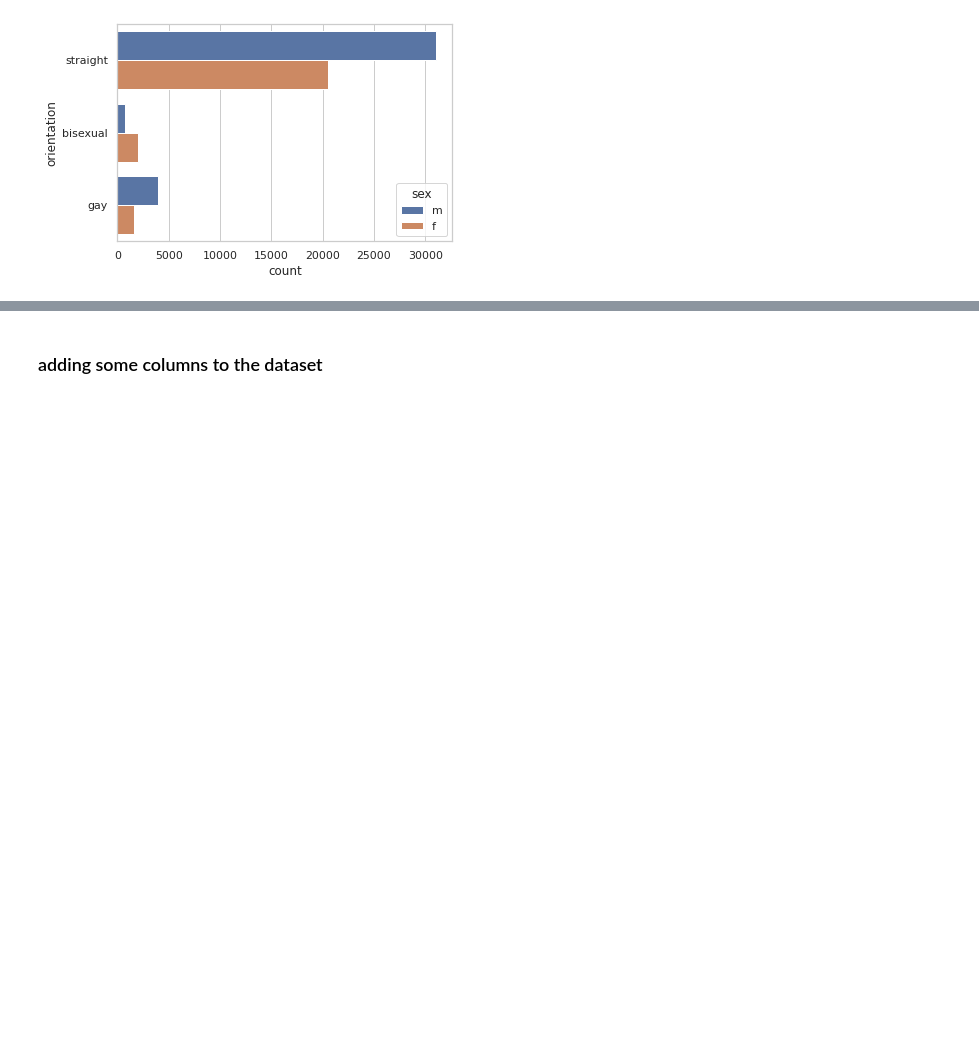
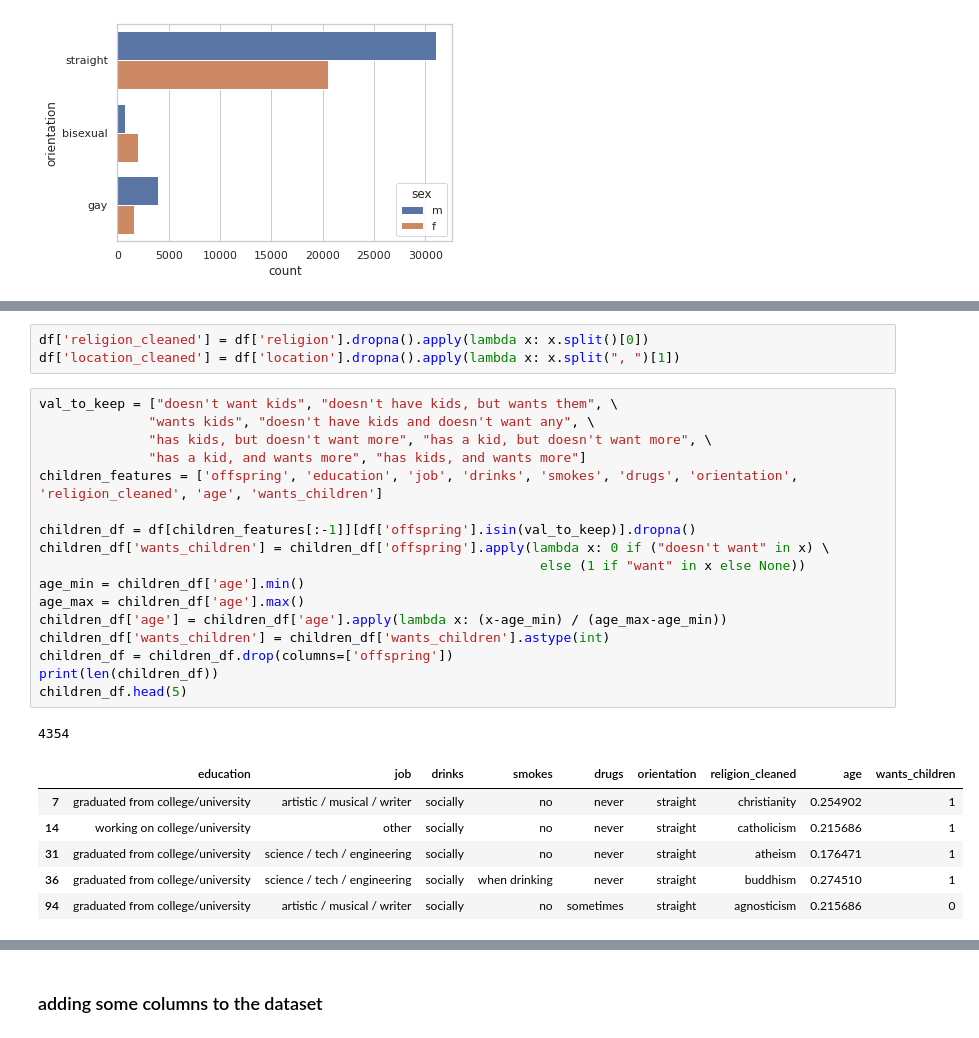
Before and after one commit to Leonard-Boante-Mensah/DATE-A-SCIENTIST, a Jupyter notebook: DATE-A-SCIENTIST.ipynb, the cells around one changed output, grey strips where cells are left out. Drawn from its saved outputs; the diff is of its cells as text; blank space fills up the shorter version.

```diff
--- a/DATE-A-SCIENTIST.ipynb
+++ b/DATE-A-SCIENTIST.ipynb
@@ -355,0 +388,28 @@ plt.show()
+# %%
+df['religion_cleaned'] = df['religion'].dropna().apply(lambda x: x.split()[0])
+df['location_cleaned'] = df['location'].dropna().apply(lambda x: x.split(", ")[1])
+# %%
+val_to_keep = ["doesn't want kids", "doesn't have kids, but wants them", \
+              "wants kids", "doesn't have kids and doesn't want any", \
+              "has kids, but doesn't want more", "has a kid, but doesn't want more", \
+              "has a kid, and wants more", "has kids, and wants more"]
+children_features = ['offspring', 'education', 'job', 'drinks', 'smokes', 'drugs', 'orientation', 'religion_cleaned', 'age', 'wants_children']
+
+children_df = df[children_features[:-1]][df['offspring'].isin(val_to_keep)].dropna()
+children_df['wants_children'] = children_df['offspring'].apply(lambda x: 0 if ("doesn't want" in x) \
+                                                                else (1 if "want" in x else None))
+age_min = children_df['age'].min()
+age_max = children_df['age'].max()
+children_df['age'] = children_df['age'].apply(lambda x: (x-age_min) / (age_max-age_min))
+children_df['wants_children'] = children_df['wants_children'].astype(int)
+children_df = children_df.drop(columns=['offspring'])
+print(len(children_df))
+children_df.head(5)
+# %% [output]
+4354
+|  | education | job | drinks | smokes | drugs | orientation | religion_cleaned | age | wants_children |
+| 7 | graduated from college/university | artistic / musical / writer | socially | no | never | straight | christianity | 0.254902 | 1 |
+| 14 | working on college/university | other | socially | no | never | straight | catholicism | 0.215686 | 1 |
+| 31 | graduated from college/university | science / tech / engineering | socially | no | never | straight | atheism | 0.176471 | 1 |
+| 36 | graduated from college/university | science / tech / engineering | socially | when drinking | never | straight | buddhism | 0.274510 | 1 |
+| 94 | graduated from college/university | artistic / musical / writer | socially | no | sometimes | straight | agnosticism | 0.215686 | 0 |
```
Also changed, not shown: parts of 85 cells of this notebook, 2 other files.
